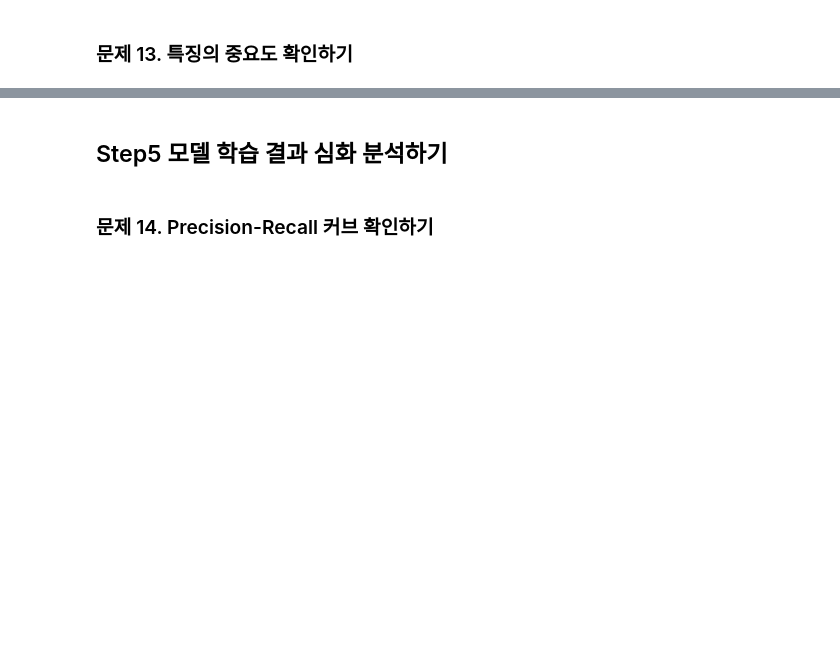
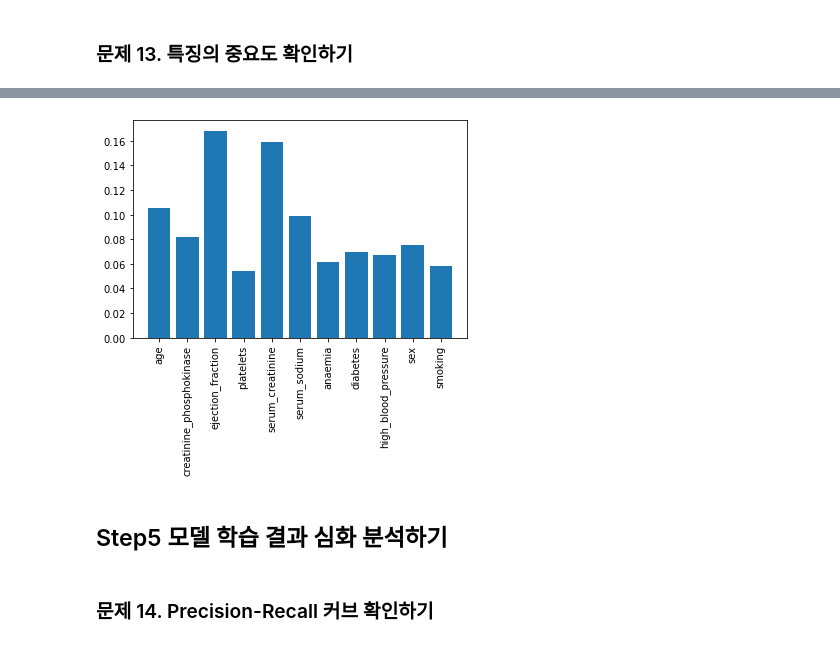
Before and after one commit to TH-Lightman/FS02MLCL01HeartFailure, a Jupyter notebook: Chapter 01 - 데이터 분석으로 심부전증을 예방할 수 있을까(문제).ipynb, the cells around one changed output, grey strips where cells are left out. Cells and saved outputs as stored; diff of their text form; code cells hidden in the pictures; blank space fills up the shorter version.

```diff
--- a/Chapter 01 - 데이터 분석으로 심부전증을 예방할 수 있을까(문제).ipynb
+++ b/Chapter 01 - 데이터 분석으로 심부전증을 예방할 수 있을까(문제).ipynb
@@ -324,3 +441,13 @@ pred =
+# %%
+# XGBClassifier 모델의 feature_importances_를 이용하여 중요도 plot
+
+# plt.plot(model_xgb.feature_importances_)
+# model_xgb.feature_importances_
+plt.bar(X.columns, model_xgb.feature_importances_)
+plt.xticks(rotation=90)
+plt.show()
+# %% [output]
+[figure, added]
 # %% [markdown]
 ## Step5 모델 학습 결과 심화 분석하기
 # %% [markdown]
```
Also changed, not shown: parts of 23 cells of this notebook.
